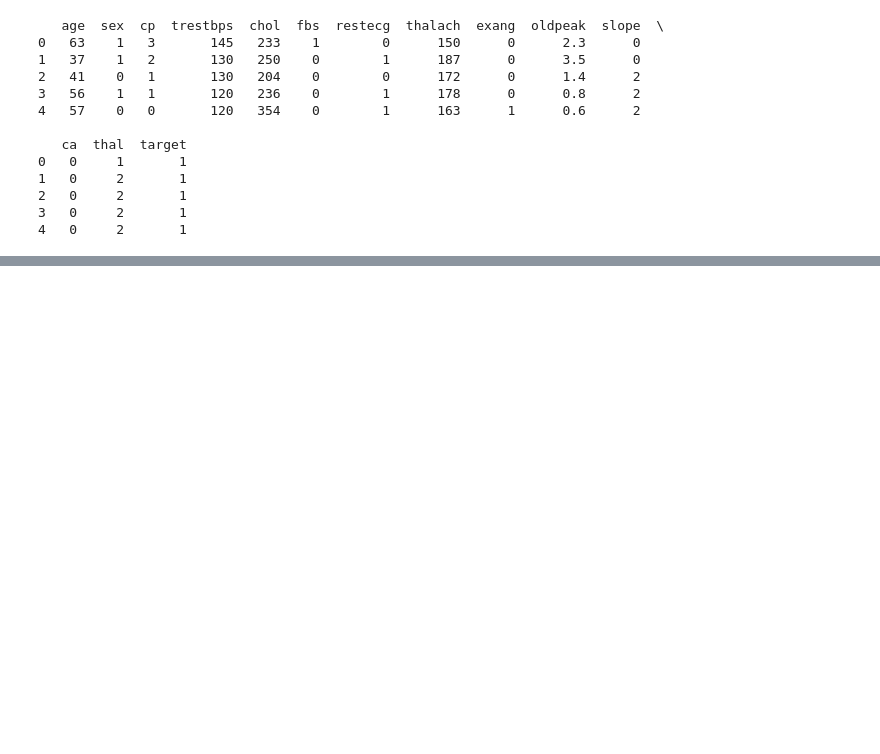
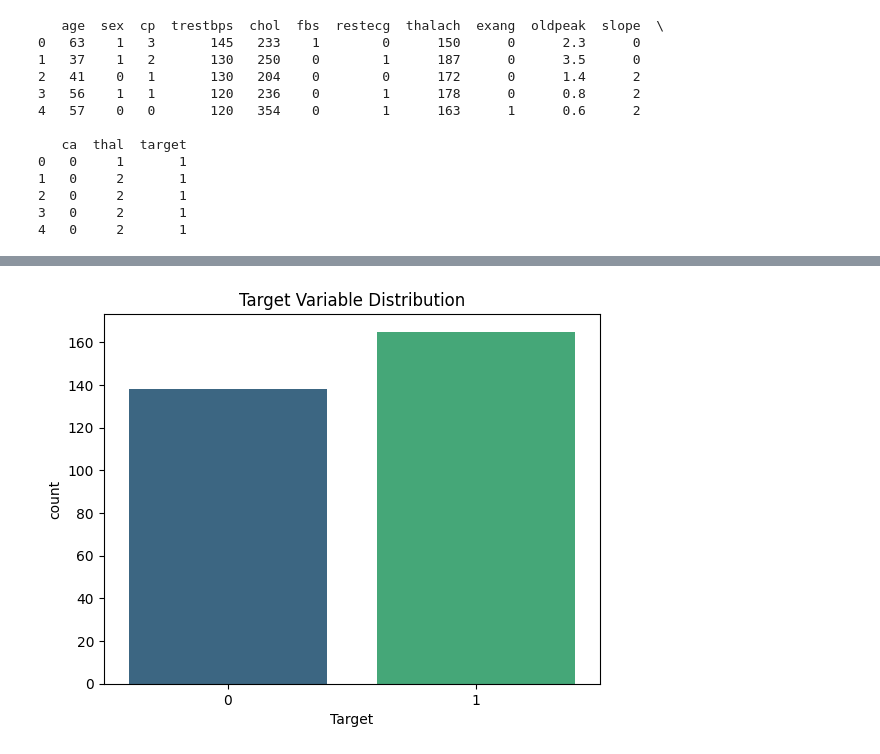
Before and after one commit to Angad143/HealthScope---A-Multi-Disease-Progression-and-Severity-Prediction-Platform, a Jupyter notebook: Heart Disease Severity Prediction/Heart_Disease_Prediction.ipynb, the cells around one changed output, grey strips where cells are left out. Drawn from its saved outputs; the diff is of its cells as text; code cells hidden in the pictures; blank space fills up the shorter version.

Commit message:
perform basic data exploration and little eda part

```diff
--- a/Heart Disease Severity Prediction/Heart_Disease_Prediction.ipynb
+++ b/Heart Disease Severity Prediction/Heart_Disease_Prediction.ipynb
@@ -43,0 +52,22 @@ print(data.head())
+# %%
+# Rename columns with full names
+# Here we have to rename the columns with descriptive names for better readability.
+data = data.rename(columns={
+    "age": "Age",                        # age: Age of the patient
+    "sex": "Sex",                        # sex: Gender (1 = male, 0 = female)
+    "cp": "Chest Pain Type",             # cp: Chest pain type (categorical)
+    "trestbps": "Resting Blood Pressure",# trestbps: Resting blood pressure (mm Hg)
+    "chol": "Cholesterol",               # chol: Serum cholesterol (mg/dL)
+    "fbs": "Fasting Blood Sugar",        # fbs: Fasting blood sugar > 120 mg/dL (1 = true, 0 = false)
+    "restecg": "Resting ECG",            # restecg: Resting electrocardiographic results
+    "thalach": "Max Heart Rate",         # thalach: Maximum heart rate achieved
+    "exang": "Exercise Induced Angina",  # exang: Exercise-induced angina (1 = yes, 0 = no)
+    "oldpeak": "ST Depression",          # oldpeak: ST depression induced by exercise
+    "slope": "Slope of ST Segment",      # slope: Slope of the peak exercise ST segment
+    "ca": "Number of Major Vessels",     # ca: Number of major vessels colored by fluoroscopy
+    "thal": "Thalassemia",               # thal: Thalassemia (categorical)
+    "target": "Target"   # target: Heart disease (1 = disease, 0 = no disease)
+})
+
+# Display updated column names
+data.head()
@@ -43,0 +149,7 @@ print(data.head())
+# %%
+# Count plot for Target Column
+sns.countplot(x="Target", data=data, hue="Target", palette="viridis", legend=False)
+plt.title("Target Variable Distribution")
+plt.show()
+# %% [output]
+[figure, added]
```
Also changed, not shown: parts of 14 cells of this notebook.
